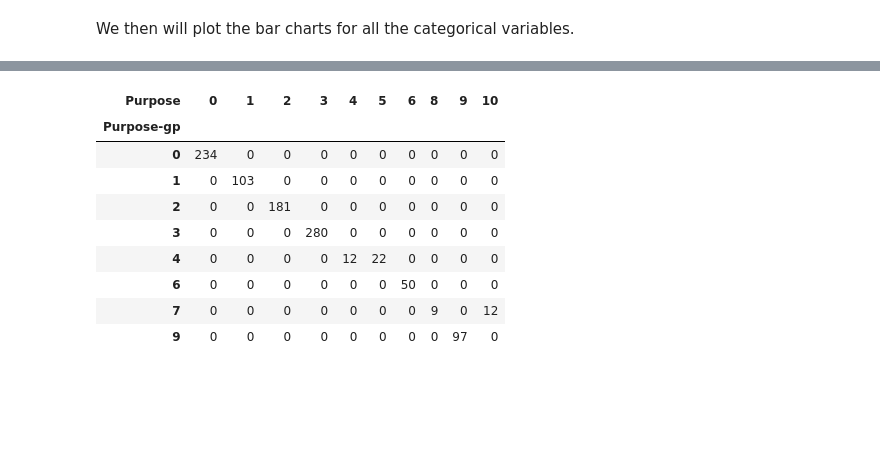
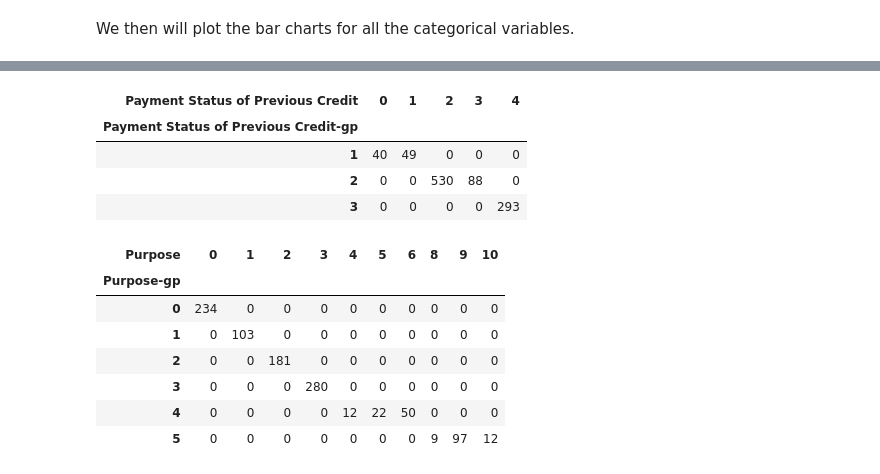
Before and after one commit to southnorthist/kaggle_analysis, a Jupyter notebook: Projects/creditability-classification/german_credit_classification.ipynb, the cells around one changed output, grey strips where cells are left out. Saved outputs shown, nothing was run; the diff lists cells and outputs as text; code cells hidden in the pictures; blank space fills up the shorter version.

```diff
--- a/Projects/creditability-classification/german_credit_classification.ipynb
+++ b/Projects/creditability-classification/german_credit_classification.ipynb
@@ -214,7 +137,6 @@ german_credit_ds.head()
 # %% [markdown]
 We first split the numeric variables, categorical variables and target variables.
 # %%
-# Columns of the data: Creditability is the target variable
-variables = prep.split_num_cat_target(german_credit_ds, 'Creditability', lvl_theta=10)
-variables
+# Columns of the data: Creditability is the target variable (if there's more than 10 unique values in a feature, we treat as numeric variables)
+variables = prep.split_num_cat_target(german_credit_ds, 'Creditability', lvl_theta=10, show=True)
 # %% [output]
@@ -247,8 +167,8 @@ prep.plot_all_dist(german_credit_ds, (8, 2), variables['numeric'], 1, 3)
 From the histogram of the numeric variables, it is noticable that all of them are not normally distributed. We can try to do a log transformation on the variables.
 # %%
 log_trans_df = german_credit_ds[variables['numeric']].astype(float).apply(lambda x: np.log(x + 0.0), axis = 1, result_type = 'broadcast')
-log_trans_df.rename(columns={'Duration of Credit (month)':'Duration of Credit (month)_log',
-'Credit Amount': 'Credit Amount_log', 'Age (years)': 'Age (years)_log'}, inplace=True)
+log_trans_df.rename(columns={'Duration of Credit (month)':'Duration of Credit (month)-log',
+'Credit Amount': 'Credit Amount-log', 'Age (years)': 'Age (years)-log'}, inplace=True)
 # plot the newly generated data
-prep.plot_all_dist(log_trans_df, (8, 2), ['Duration of Credit (month)_log', 'Credit Amount_log', 'Age (years)_log'], 1, 3)
+prep.plot_all_dist(log_trans_df, (10, 2), ['Duration of Credit (month)-log', 'Credit Amount-log', 'Age (years)-log'], 1, 3)
 # %% [output]
@@ -288,15 +264,26 @@ We can notice that for some categories, the number of observations are less than
+# %%
+# Payment Status of Previous Credit
+german_credit_ds['Payment Status of Previous Credit-gp'] = np.where(german_credit_ds['Payment Status of Previous Credit'].isin([0, 1]), 1,
+np.where(german_credit_ds['Payment Status of Previous Credit'].isin([2, 3]), 2, german_credit_ds['Payment Status of Previous Credit'] - 1))
+# check
+pd.crosstab(german_credit_ds['Payment Status of Previous Credit-gp'], german_credit_ds['Payment Status of Previous Credit'])
+# %% [output]
+| Payment Status of Previous Credit | 0 | 1 | 2 | 3 | 4 |
+| Payment Status of Previous Credit-gp |  |  |  |  |  |
+| 1 | 40 | 49 | 0 | 0 | 0 |
+| 2 | 0 | 0 | 530 | 88 | 0 |
+| 3 | 0 | 0 | 0 | 0 | 293 |
 # %%
-german_credit_ds['Purpose-gp'] = np.where(german_credit_ds['Purpose'].isin([4, 5]), 4,
-np.where(german_credit_ds['Purpose'].isin([7, 8, 10]), 7, german_credit_ds['Purpose']))
+# Purpose
+german_credit_ds['Purpose-gp'] = np.where(german_credit_ds['Purpose'].isin([4, 5, 6]), 4,
+np.where(german_credit_ds['Purpose'].isin([7, 8, 9, 10]), 5, german_credit_ds['Purpose']))
 pd.crosstab(german_credit_ds['Purpose-gp'], german_credit_ds['Purpose'])
 # %% [output]
 | Purpose | 0 | 1 | 2 | 3 | 4 | 5 | 6 | 8 | 9 | 10 |
 | Purpose-gp |  |  |  |  |  |  |  |  |  |  |
 | 0 | 234 | 0 | 0 | 0 | 0 | 0 | 0 | 0 | 0 | 0 |
 | 1 | 0 | 103 | 0 | 0 | 0 | 0 | 0 | 0 | 0 | 0 |
 | 2 | 0 | 0 | 181 | 0 | 0 | 0 | 0 | 0 | 0 | 0 |
 | 3 | 0 | 0 | 0 | 280 | 0 | 0 | 0 | 0 | 0 | 0 |
-| 4 | 0 | 0 | 0 | 0 | 12 | 22 | 0 | 0 | 0 | 0 |
-| 6 | 0 | 0 | 0 | 0 | 0 | 0 | 50 | 0 | 0 | 0 |
-| 7 | 0 | 0 | 0 | 0 | 0 | 0 | 0 | 9 | 0 | 12 |
-| 9 | 0 | 0 | 0 | 0 | 0 | 0 | 0 | 0 | 97 | 0 |
+| 4 | 0 | 0 | 0 | 0 | 12 | 22 | 50 | 0 | 0 | 0 |
+| 5 | 0 | 0 | 0 | 0 | 0 | 0 | 0 | 9 | 97 | 12 |
```
Also changed, not shown: parts of 90 cells of this notebook, 4 other files.
